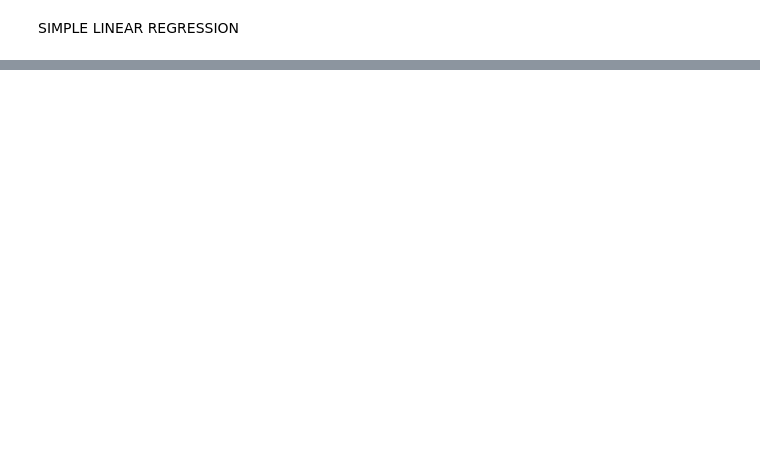
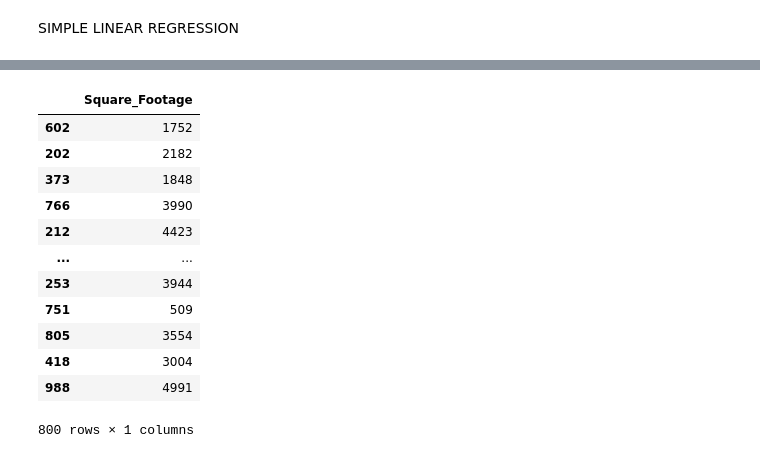
Before and after one commit to SaranshCodes/ML-Learning-Journey, a Jupyter notebook: Regression/House Prediction Model.ipynb, the cells around one changed output, grey strips where cells are left out. Drawn from its saved outputs; the diff is of its cells as text; code cells hidden in the pictures; blank space fills up the shorter version.

```diff
--- a/Regression/House Prediction Model.ipynb
+++ b/Regression/House Prediction Model.ipynb
@@ -150,2 +152,5 @@ plt.show()
 # %% [markdown]
 SIMPLE LINEAR REGRESSION
+# %%
+x1=df[["Square_Footage"]]
+y1=df[["House_Price"]]
@@ -151,0 +159,18 @@ SIMPLE LINEAR REGRESSION
+# %%
+x1_train,x1_test,y1_train,y1_test=train_test_split(x1,y1,test_size=0.2)
+# %%
+x1_train
+# %% [output]
+|  | Square_Footage |
+| 602 | 1752 |
+| 202 | 2182 |
+| 373 | 1848 |
+| 766 | 3990 |
+| 212 | 4423 |
+| ... | ... |
+| 253 | 3944 |
+| 751 | 509 |
+| 805 | 3554 |
+| 418 | 3004 |
+| 988 | 4991 |
+800 rows × 1 columns
```
Also changed, not shown: parts of 27 cells of this notebook.
